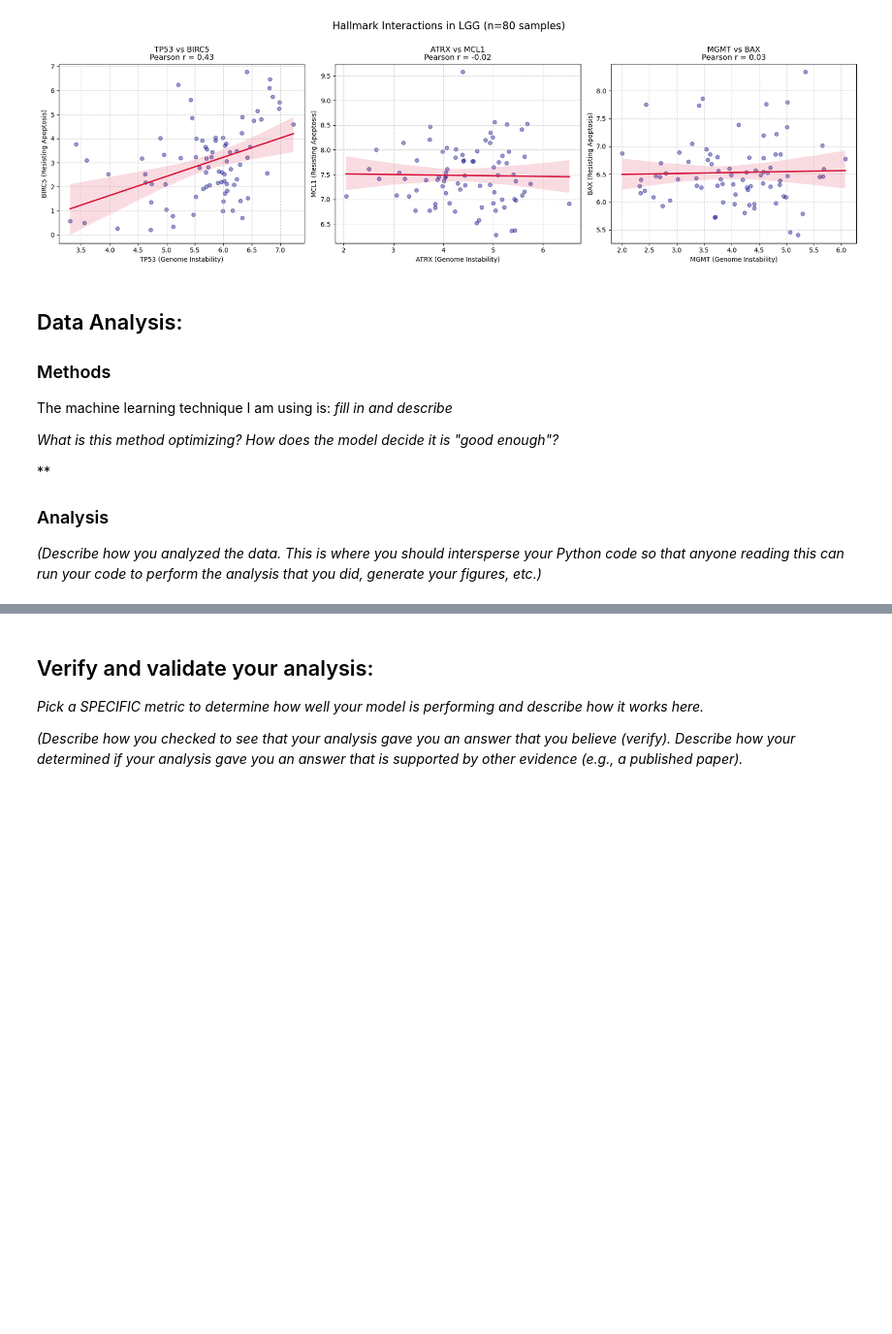
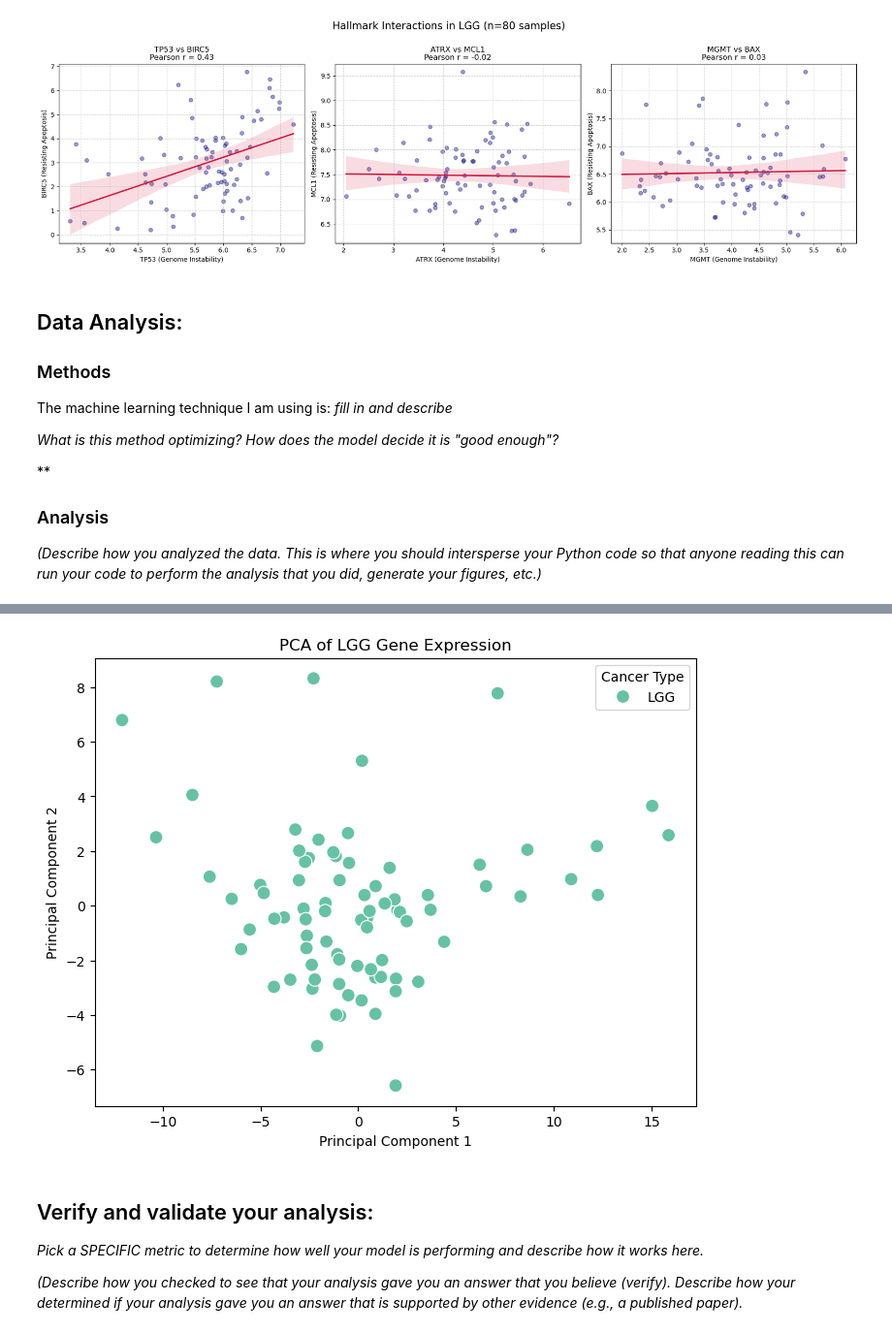
Before and after one commit to gracevl/lee-spencer-Module-4-Cancer, a Jupyter notebook: code/Module 4 Template.ipynb, the cells around one changed output, grey strips where cells are left out. Shown at 97% size. Saved outputs shown, nothing was run; the diff lists cells and outputs as text; code cells hidden in the pictures; blank space fills up the shorter version.

Commit message:
did pca for genome instability gene data list

```diff
--- a/code/Module 4 Template.ipynb
+++ b/code/Module 4 Template.ipynb
@@ -240,3 +240,71 @@ The machine learning technique I am using is: *fill in and describe*
 
 ### Analysis
 *(Describe how you analyzed the data. This is where you should intersperse your Python code so that anyone reading this can run your code to perform the analysis that you did, generate your figures, etc.)*
+# %%
+import pandas as pd # Pandas
+import numpy as np # Numpy
+import matplotlib.pyplot as plt
+from sklearn.cluster import KMeans
+import seaborn as sns
+from sklearn.decomposition import PCA
+
+# Load the data
+####################################################
+data = pd.read_csv(
+    '../Data/TRAINING_SET_GSE62944_subsample_log2TPM.csv', index_col=0, header=0)  # can also use larger dataset with more genes
+metadata_df = pd.read_csv(
+    '../Data/TRAINING_SET_GSE62944_metadata.csv', index_col=0, header=0)
+hallmarks = pd.read_csv('../data/Menyhart_JPA_CancerHallmarks_core.txt', sep = '\t', index_col = 0, header = None)
+
+# Subset the data for a specific cancer type
+####################################################
+cancer_type = 'LGG'  # Low-Grade Glioma
+
+# From metadata, get the rows where "cancer_type" is equal to the specified cancer type
+# Then grab the index of this subset (these are the sample IDs)
+cancer_samples = metadata_df[metadata_df['cancer_type'] == cancer_type].index
+print(cancer_samples)
+# Subset the main data to include only these samples
+# When you want a subset of columns, you can pass a list of column names to the data frame in []
+LGG_data = data[cancer_samples]
+
+# Subset by index (genes)
+####################################################
+desired_gene_list_genome_instability = hallmarks.iloc[3].dropna().tolist()
+desired_gene_list_resist_apoptosis = hallmarks.iloc[4].dropna().tolist()
+
+gene_list_genome_instability = [gene for gene in desired_gene_list_genome_instability if gene in LGG_data.index]
+for gene in desired_gene_list_genome_instability:
+    if gene not in gene_list_genome_instability:
+        print(f"Warning: {gene} not found in the dataset.")
+
+# .loc[] is the method to subset by index labels
+# .iloc[] will subset by index position (integer location) instead
+LGG_gene_data_genome_instability = LGG_data.loc[gene_list_genome_instability]
+
+
+
+
+X = LGG_gene_data_genome_instability.T
+y = metadata_df.loc[X.index, 'cancer_type']
+
+# PCA
+pca = PCA(n_components=2)
+X_pca = pca.fit_transform(X)
+
+# Plot
+plt.figure(figsize=(8, 6))
+sns.scatterplot(
+    x=X_pca[:, 0],
+    y=X_pca[:, 1],
+    hue=y,
+    palette="Set2",
+    s=100
+)
+
+plt.title("PCA of LGG Gene Expression")
+plt.xlabel("Principal Component 1")
+plt.ylabel("Principal Component 2")
+plt.legend(title="Cancer Type")
+plt.show()
+# %% [output]
@@ -243,3 +328,4 @@ The machine learning technique I am using is: *fill in and describe*
+[figure, added]
 # %% [markdown]
 ## Verify and validate your analysis:
 *Pick a SPECIFIC metric to determine how well your model is performing and describe how it works here.*
```
Also changed, not shown: parts of 1 cell of this notebook.
